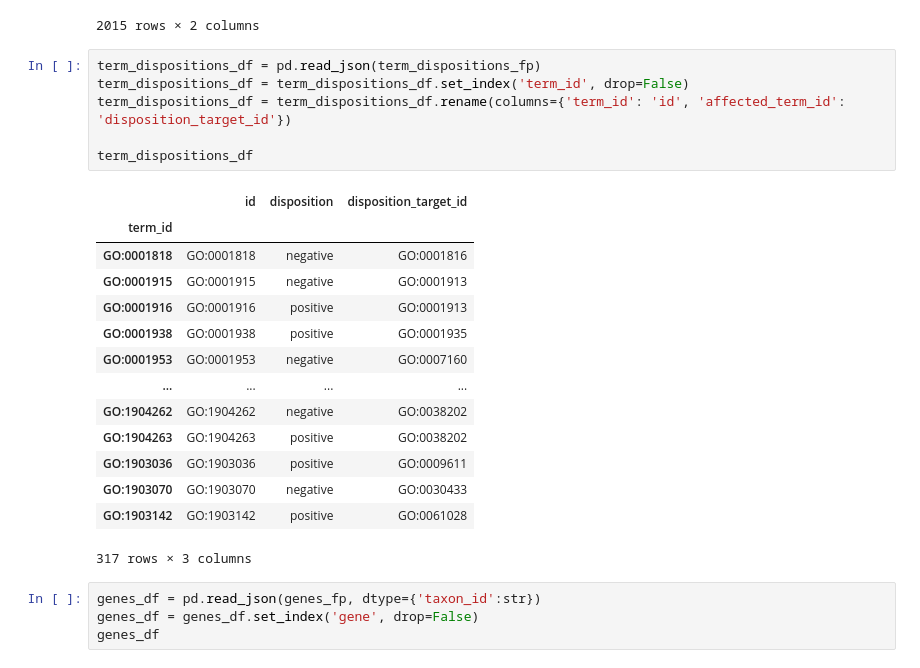
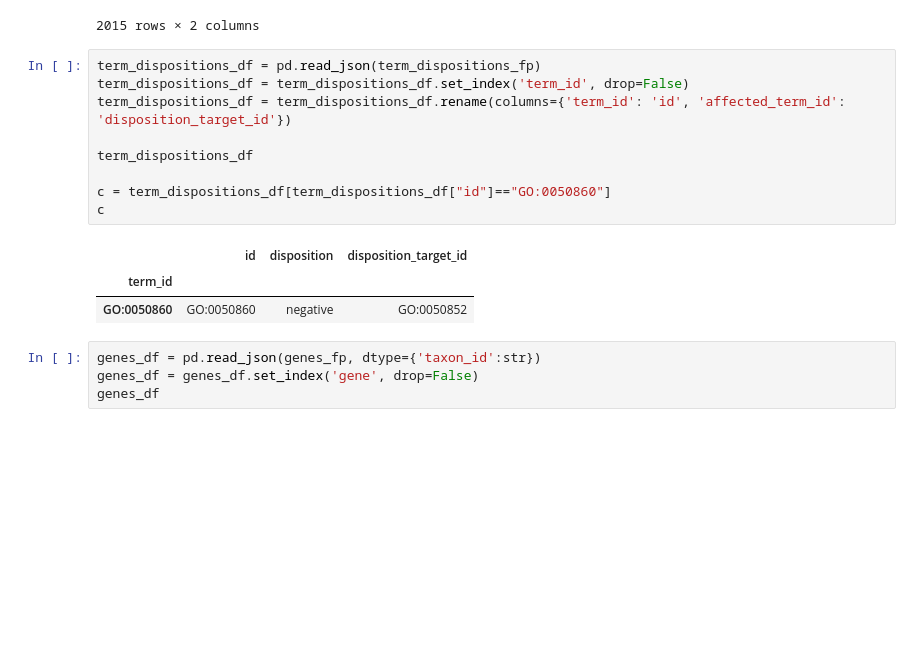
Before and after one commit to pantherdb/bpmodules-site, a Jupyter notebook: loader/playground.ipynb, the cells around one changed output. Cells and saved outputs as stored; diff of their text form; blank space fills up the shorter version.

```diff
--- a/loader/playground.ipynb
+++ b/loader/playground.ipynb
@@ -49,24 +49,16 @@ terms_df
 # %%
 term_dispositions_df = pd.read_json(term_dispositions_fp)
 term_dispositions_df = term_dispositions_df.set_index('term_id', drop=False)
 term_dispositions_df = term_dispositions_df.rename(columns={'term_id': 'id', 'affected_term_id': 'disposition_target_id'})
 
 term_dispositions_df
+
+c = term_dispositions_df[term_dispositions_df["id"]=="GO:0050860"]
+c
 # %% [output]
 |  | id | disposition | disposition_target_id |
 | term_id |  |  |  |
-| GO:0001818 | GO:0001818 | negative | GO:0001816 |
-| GO:0001915 | GO:0001915 | negative | GO:0001913 |
-| GO:0001916 | GO:0001916 | positive | GO:0001913 |
-| GO:0001938 | GO:0001938 | positive | GO:0001935 |
-| GO:0001953 | GO:0001953 | negative | GO:0007160 |
-| ... | ... | ... | ... |
-| GO:1904262 | GO:1904262 | negative | GO:0038202 |
-| GO:1904263 | GO:1904263 | positive | GO:0038202 |
-| GO:1903036 | GO:1903036 | positive | GO:0009611 |
-| GO:1903070 | GO:1903070 | negative | GO:0030433 |
-| GO:1903142 | GO:1903142 | positive | GO:0061028 |
+| GO:0050860 | GO:0050860 | negative | GO:0050852 |
-317 rows × 3 columns
 # %%
 genes_df = pd.read_json(genes_fp, dtype={'taxon_id':str})
 genes_df = genes_df.set_index('gene', drop=False)
```
Also changed, not shown: parts of 6 cells of this notebook, 7 other files.
